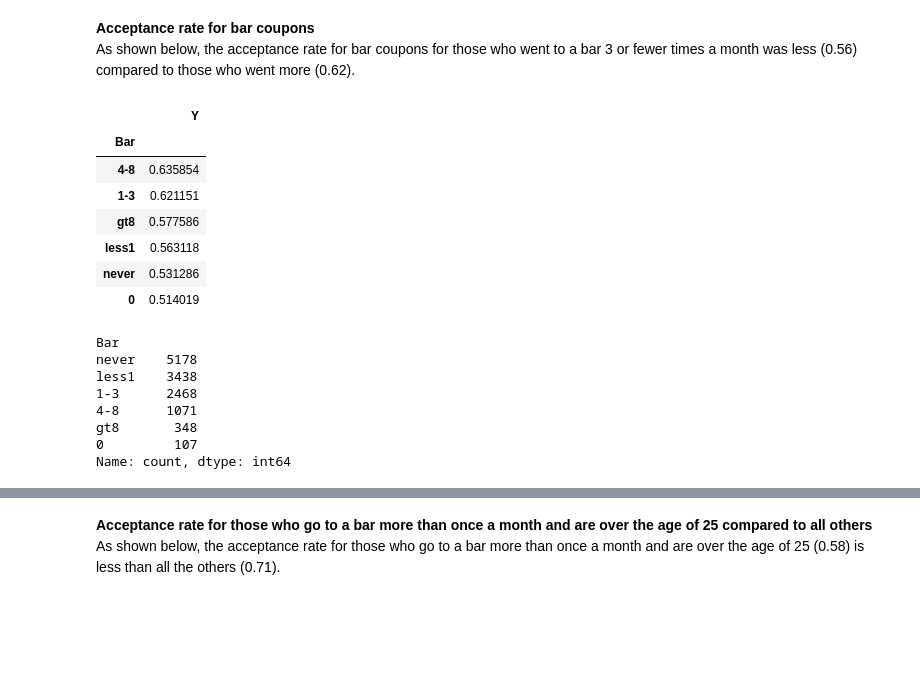
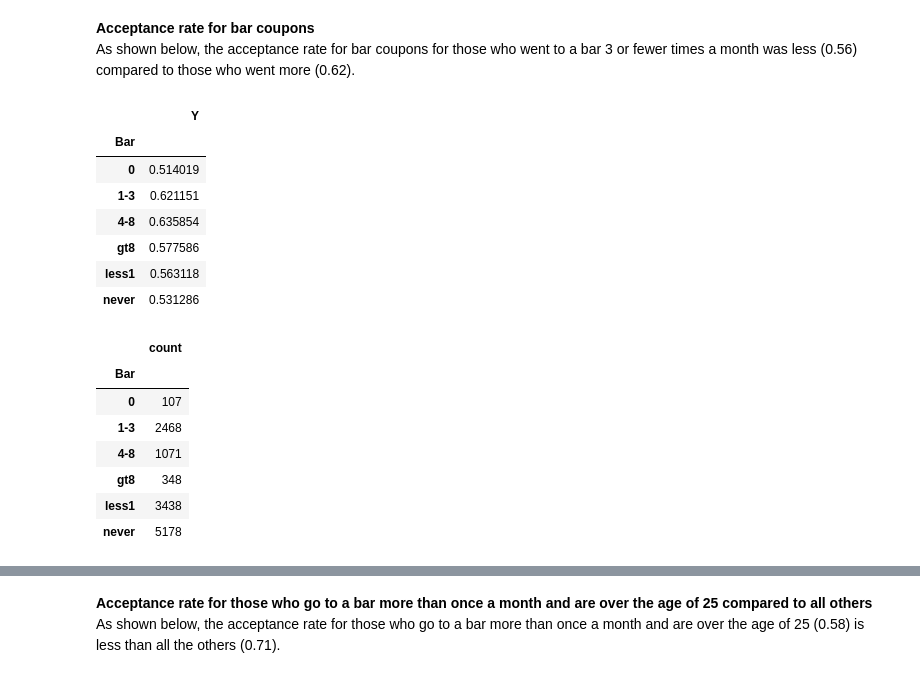
Before and after one commit to RonaldoBantayan27/Mauban1, a Jupyter notebook: 2Accept_Coupons.ipynb, the cells around one changed output, grey strips where cells are left out. Saved outputs shown, nothing was run; the diff lists cells and outputs as text; code cells hidden in the pictures; blank space fills up the shorter version.

```diff
--- a/2Accept_Coupons.ipynb
+++ b/2Accept_Coupons.ipynb
@@ -1115,29 +1117,30 @@ As shown below, the acceptance rate for bar coupons for those who went to a bar
 # %%
 # acceptance rates for 'Bar'
 list_Bar = coupons['Bar'].unique()
 proportion_acceptance_Bar = coupons.query('Bar in @list_Bar').groupby('Bar')[['Y']].mean()\
-    .sort_values(by='Y', ascending=False)
+    .sort_values(by='Bar')
 proportion_acceptance_Bar
 # %% [output]
 |  | Y |
 | Bar |  |
+| 0 | 0.514019 |
+| 1-3 | 0.621151 |
 | 4-8 | 0.635854 |
-| 1-3 | 0.621151 |
 | gt8 | 0.577586 |
 | less1 | 0.563118 |
 | never | 0.531286 |
-| 0 | 0.514019 |
 # %%
 # value counts for 'Bar'
 value_counts_Bar = coupons['Bar'].value_counts()
+value_counts_Bar = value_counts_Bar.to_frame().sort_values(by='Bar')
 value_counts_Bar
 # %% [output]
-Bar
-never    5178
-less1    3438
-1-3      2468
-4-8      1071
-gt8       348
-0         107
-Name: count, dtype: int64
+|  | count |
+| Bar |  |
+| 0 | 107 |
+| 1-3 | 2468 |
+| 4-8 | 1071 |
+| gt8 | 348 |
+| less1 | 3438 |
+| never | 5178 |
 # %%
```
Also changed, not shown: parts of 9 cells of this notebook.
